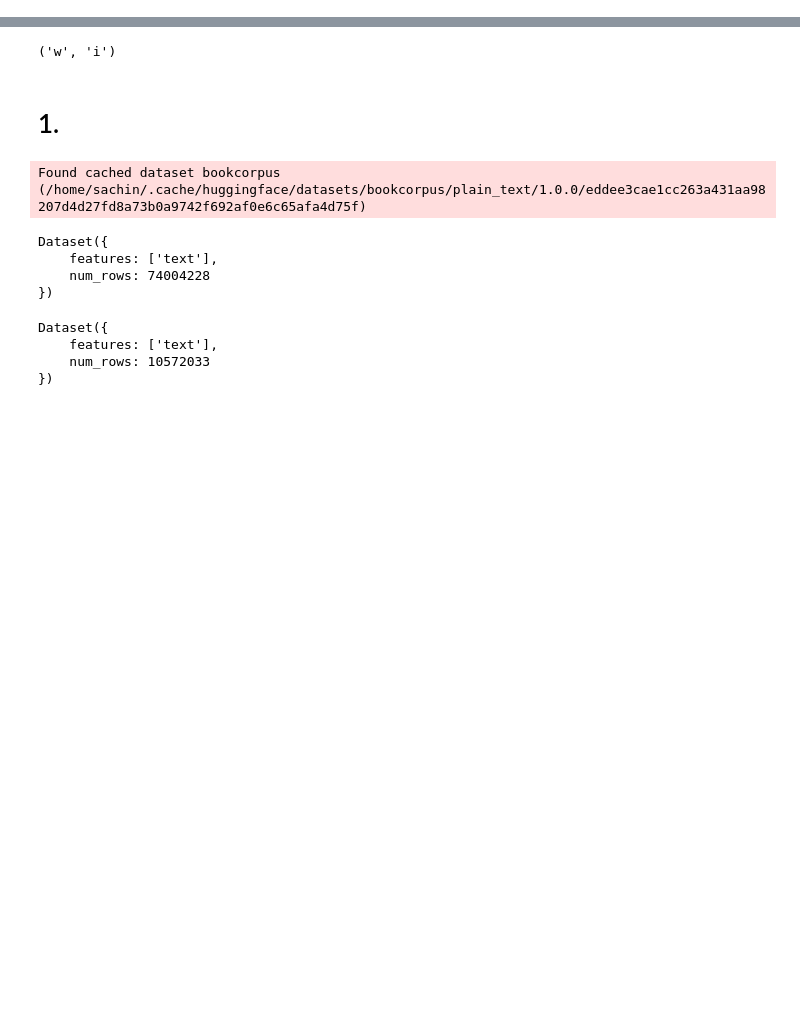
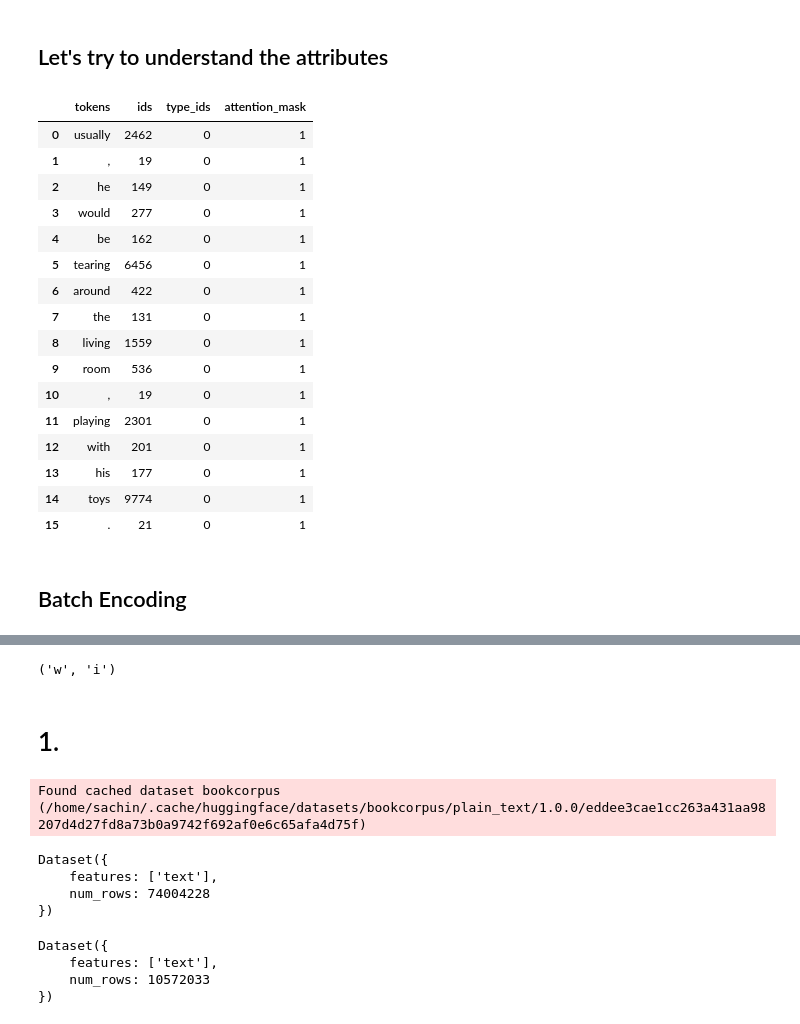
Before and after one commit to 21f2000143/deep-learning-practices, a Jupyter notebook: week-2/week_2.ipynb, the cells around one changed output, grey strips where cells are left out. Saved outputs shown, nothing was run; the diff lists cells and outputs as text; code cells hidden in the pictures; blank space fills up the shorter version.

```diff
--- a/week-2/week_2.ipynb
+++ b/week-2/week_2.ipynb
@@ -6,0 +56,6 @@ from pprint import pprint
+# %%
+def get_examples(batch_size=1000):
+  for i in range(0, len(ds), batch_size):
+    yield ds[i : i + batch_size]['text']
+# %%
+tokenizer.train_from_iterator(get_examples(batch_size=10000), trainer=trainer, length=len(ds))
@@ -6,0 +120,5 @@ from pprint import pprint
+# %%
+sample = ds[0]['text']
+print(f'sample: {sample}')
+encoding = tokenizer.encode(sample)
+print(encoding)
@@ -6,0 +128,5 @@ from pprint import pprint
+# %%
+token_ids = encoding.ids
+tokens = encoding.tokens
+type_ids = encoding.type_ids
+attention_mask = encoding.attention_mask
@@ -6,0 +147,26 @@ from pprint import pprint
+# %% [markdown]
+## Let's try to understand the attributes
+# %%
+out_dict = {'tokens': tokens, 'ids':token_ids, 'type_ids':type_ids, 'attention_mask':attention_mask}
+df = pd.DataFrame(out_dict)
+df
+# %% [output]
+|  | tokens | ids | type_ids | attention_mask |
+| 0 | usually | 2462 | 0 | 1 |
+| 1 | , | 19 | 0 | 1 |
+| 2 | he | 149 | 0 | 1 |
+| 3 | would | 277 | 0 | 1 |
+| 4 | be | 162 | 0 | 1 |
+| 5 | tearing | 6456 | 0 | 1 |
+| 6 | around | 422 | 0 | 1 |
+| 7 | the | 131 | 0 | 1 |
+| 8 | living | 1559 | 0 | 1 |
+| 9 | room | 536 | 0 | 1 |
+| 10 | , | 19 | 0 | 1 |
+| 11 | playing | 2301 | 0 | 1 |
+| 12 | with | 201 | 0 | 1 |
+| 13 | his | 177 | 0 | 1 |
+| 14 | toys | 9774 | 0 | 1 |
+| 15 | . | 21 | 0 | 1 |
+# %% [markdown]
+## Batch Encoding
```
Also changed, not shown: parts of 76 cells of this notebook, 13 other files.
